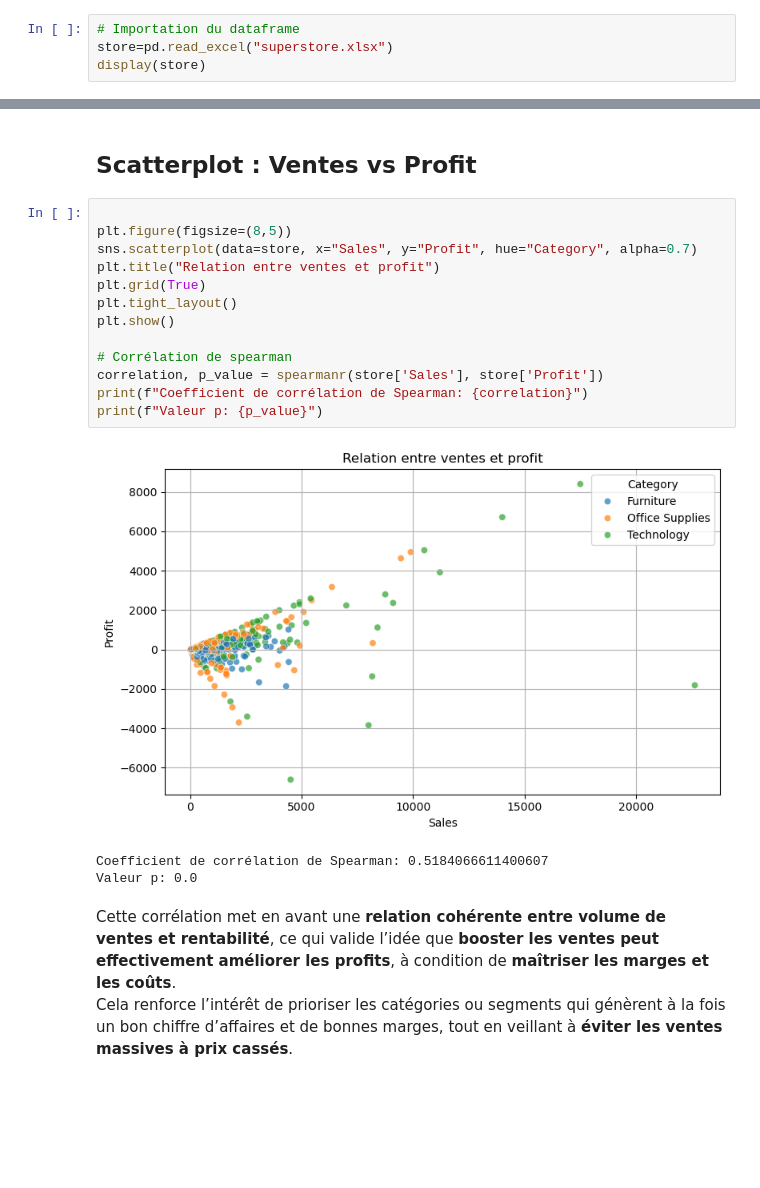
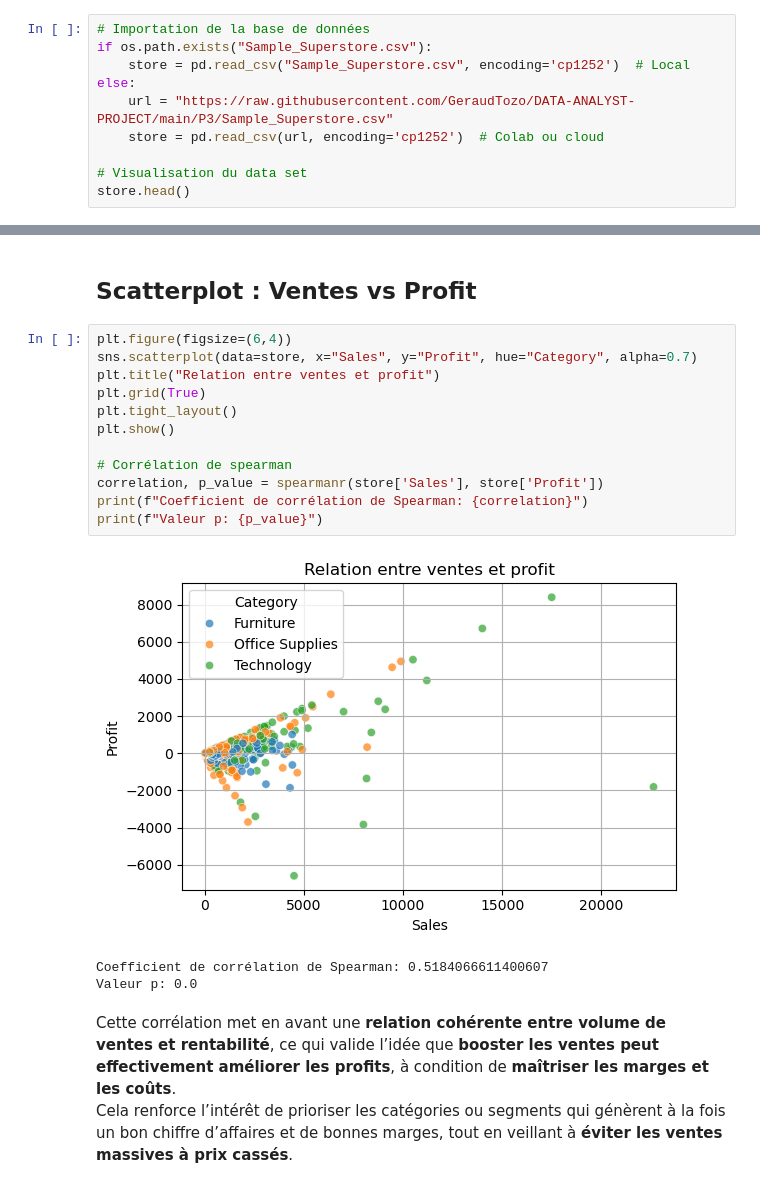
Before and after one commit to GeraudTozo/DATA-ANALYST-PROJECT, a Jupyter notebook: P3/notebook_projet_3.ipynb, the cells around one changed output, grey strips where cells are left out. Saved outputs shown, nothing was run; the diff lists cells and outputs as text; blank space fills up the shorter version.

Commit message:
Mise à jour notebook et README pour faciliter sa consultation sur Colab

```diff
--- a/P3/notebook_projet_3.ipynb
+++ b/P3/notebook_projet_3.ipynb
@@ -30,9 +31,15 @@ import scikit_posthocs as sp
 # %% [markdown]
 ## Informations sur la data frame
 # %%
-# Importation du dataframe
-store=pd.read_excel("superstore.xlsx")
-display(store)
+# Importation de la base de données
+if os.path.exists("Sample_Superstore.csv"):
+    store = pd.read_csv("Sample_Superstore.csv", encoding='cp1252')  # Local
+else:
+    url = "https://raw.githubusercontent.com/GeraudTozo/DATA-ANALYST-PROJECT/main/P3/Sample_Superstore.csv"
+    store = pd.read_csv(url, encoding='cp1252')  # Colab ou cloud
+
+# Visualisation du data set
+store.head()
 # %% [output]
 |  | Row ID | Order ID | Order Date | Ship Date | Ship Mode | Customer ID | Customer Name | Segment | Country | ... |
 | 0 | 1 | CA-2016-152156 | 11/8/2016 | 11/11/2016 | Second Class | CG-12520 | Claire Gute | Consumer | United States | ... |
@@ -339,20 +262,19 @@ L’objectif est d’en extraire des **insights exploitables** pour orienter con
 # %% [markdown]
 ## Scatterplot : Ventes vs Profit
 # %%
-
-plt.figure(figsize=(8,5))
+plt.figure(figsize=(6,4))
 sns.scatterplot(data=store, x="Sales", y="Profit", hue="Category", alpha=0.7)
 plt.title("Relation entre ventes et profit")
 plt.grid(True)
 plt.tight_layout()
 plt.show()
 
 # Corrélation de spearman
 correlation, p_value = spearmanr(store['Sales'], store['Profit'])
 print(f"Coefficient de corrélation de Spearman: {correlation}")
 print(f"Valeur p: {p_value}")
 # %% [output]
-[figure, old version]
+[figure, new version]
 Coefficient de corrélation de Spearman: 0.5184066611400607
 Valeur p: 0.0
 # %% [markdown]
```
Also changed, not shown: parts of 20 cells of this notebook, 1 other file.
